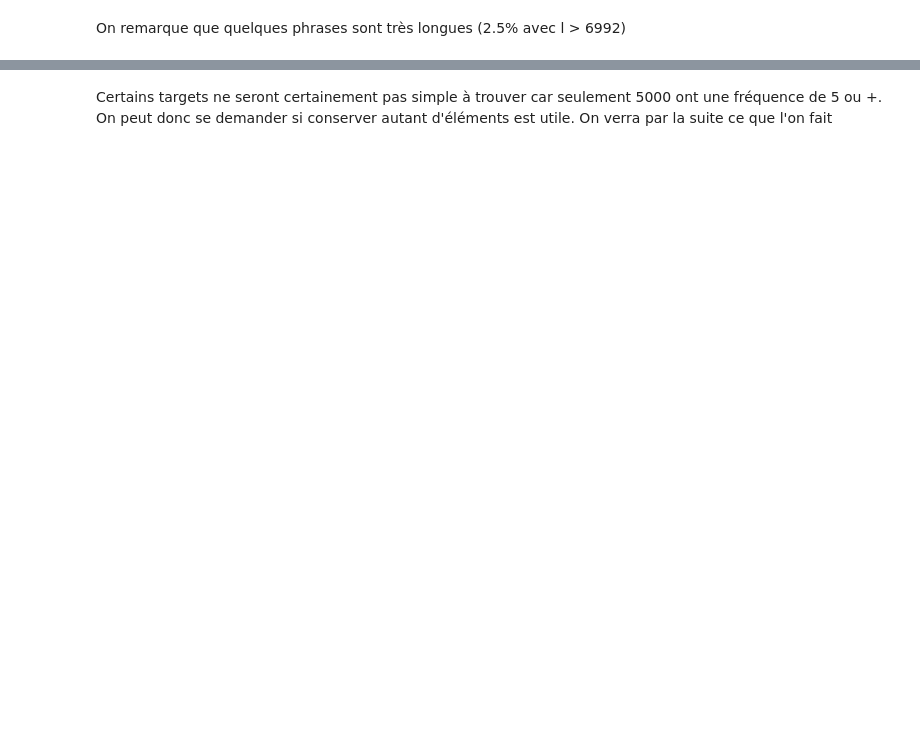
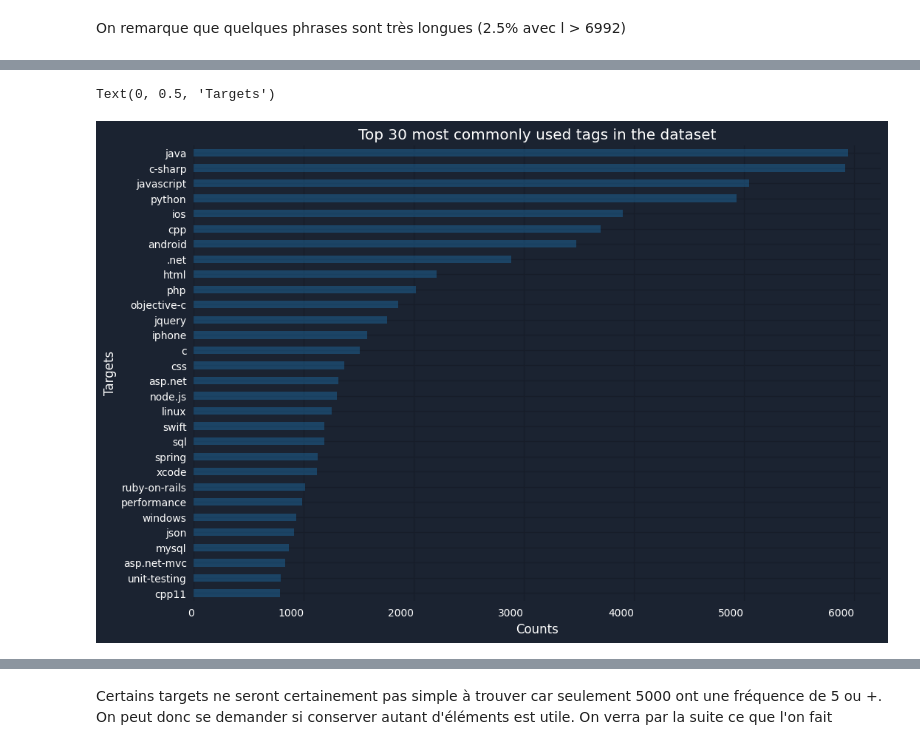
Before and after one commit to AlanBlanchet/CategorisezAutomatiquementDesQuestions, a Jupyter notebook: notebooks/exploration.ipynb, the cells around one changed output, grey strips where cells are left out. Drawn from its saved outputs; the diff is of its cells as text; code cells hidden in the pictures; blank space fills up the shorter version.

```diff
--- a/notebooks/exploration.ipynb
+++ b/notebooks/exploration.ipynb
@@ -60,10 +136,16 @@ print(len(target_list.unique()))
+# %%
+target_list = topics.df[topics.targets].to_pandas().stack().reset_index().drop(columns="level_1").set_index("level_0")
+target_list = target_list[0].astype(str)
 # %%
 target_list_counts = target_list.value_counts().sort_values()
 target_list_counts_tail = target_list_counts.tail(30)
-target_list_counts_tail.to_pandas().plot.barh()
+target_list_counts_tail.plot.barh()
 plt.title("Top 30 most commonly used tags in the dataset")
 plt.xlabel("Counts")
 plt.ylabel("Targets")
+# %% [output]
+Text(0, 0.5, 'Targets')
+[figure, added]
 # %%
 target_list_count_under_5 = target_list_counts[target_list_counts < 5]
 target_list_count_under_5
```
Also changed, not shown: parts of 16 cells of this notebook, 4 other files.
